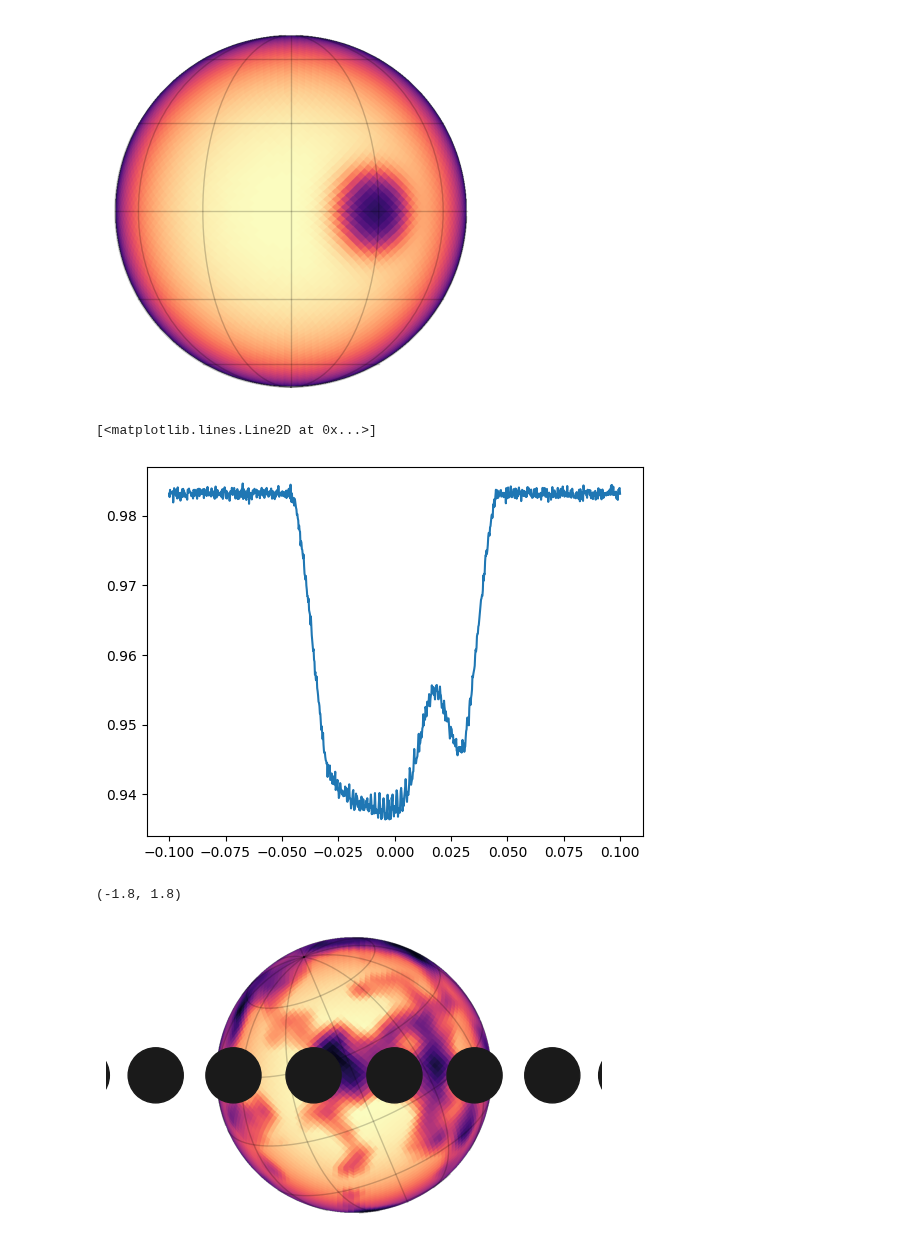
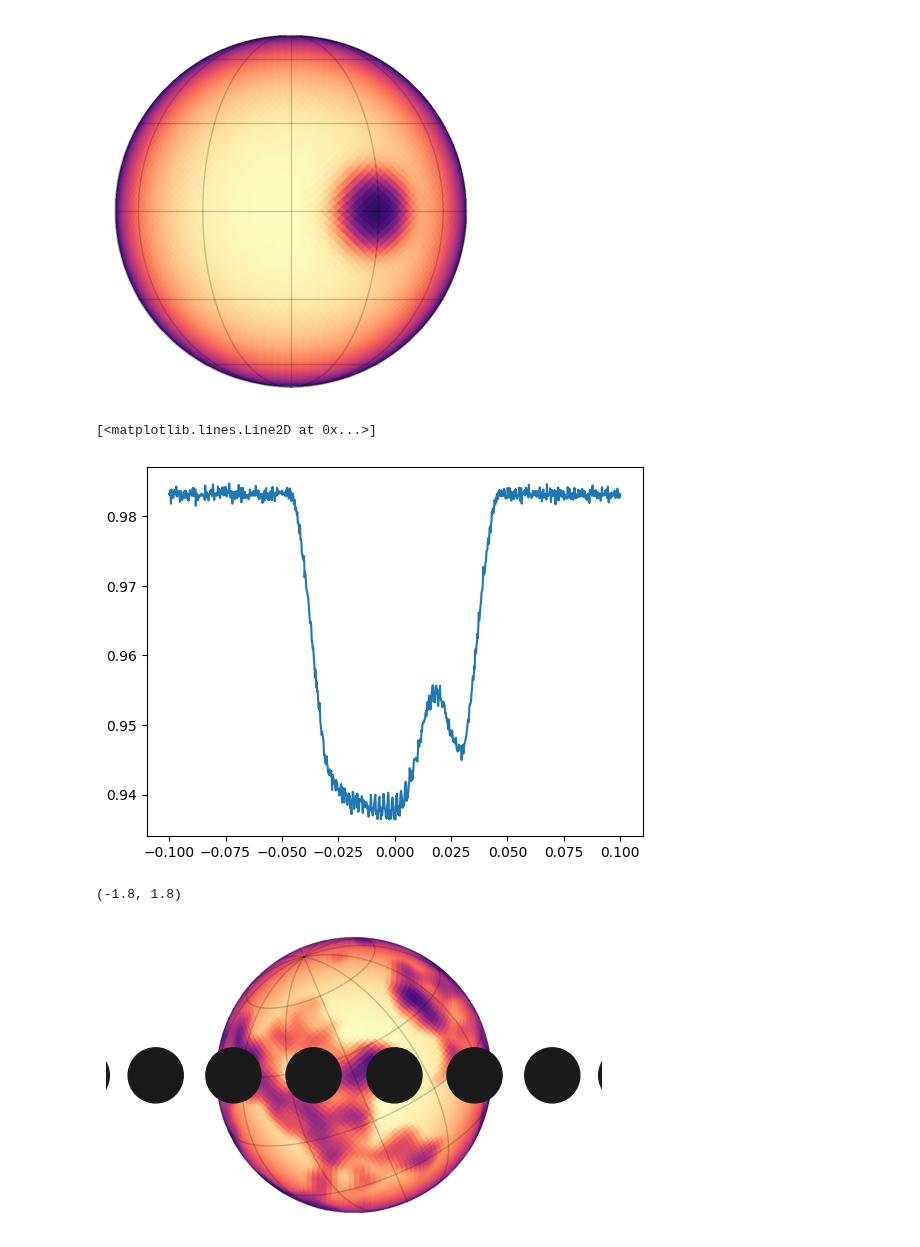
Before and after one commit to lgrcia/spotter, a Jupyter notebook: docs/notebooks/spot_crossing.ipynb, the cells around one changed output. Cells and saved outputs as stored; diff of their text form; code cells hidden in the pictures.

```diff
--- a/docs/notebooks/spot_crossing.ipynb
+++ b/docs/notebooks/spot_crossing.ipynb
@@ -27,9 +27,9 @@ star = star.set(y=1 - 0.5 * core.spot(star.sides, 0.0, 0.5, 0.2, 20))
 
 def planet_coords(system, time):
     xos, yos, zos = system.relative_position(time)
-    x = (xos[0] / system.central.radius).magnitude
-    y = (yos[0] / system.central.radius).magnitude
-    z = (zos[0] / system.central.radius).magnitude
+    x = xos[0] / system.central.radius
+    y = yos[0] / system.central.radius
+    z = zos[0] / system.central.radius
     return x, y, z
 
 
@@ -53,7 +53,7 @@ flux = flux_model(star, system, time) + np.random.randn(1000) * 0.0005
 plt.plot(time, flux)
 # %% [output]
 [<matplotlib.lines.Line2D at 0x...>]
-[figure, old version]
+[figure, new version]
 # %%
 import tinygp
 from spotter.kernels import GreatCircleDistance
@@ -61,20 +61,20 @@ from spotter.kernels import GreatCircleDistance
 kernel = 0.1 * tinygp.kernels.Matern52(0.2, distance=GreatCircleDistance())
 gp = tinygp.GaussianProcess(kernel, core.vec(star.sides))
 # %%
-y = gp.sample(jax.random.PRNGKey(20), shape=(1,))[0]
+y = gp.sample(jax.random.PRNGKey(2), shape=(1,))[0]
 star = star.set(y=1.0 - 0.7 * y.clip(0.0, 1.0), obl=0.4, inc=1.2)
 
 show(star)
 
 for t in np.linspace(time.min(), time.max(), 10):
     x, y, _ = planet_coords(system, t)
     circle = plt.Circle((x, y), r, color="0.1", zorder=10)
     plt.gca().add_artist(circle)
 
 plt.xlim(-1.8, 1.8)
 # %% [output]
 (-1.8, 1.8)
-[figure, old version]
+[figure, new version]
 # %%
 import numpy as np
 import matplotlib.pyplot as plt
```
Also changed, not shown: parts of 1 cell of this notebook, 2 other files.
